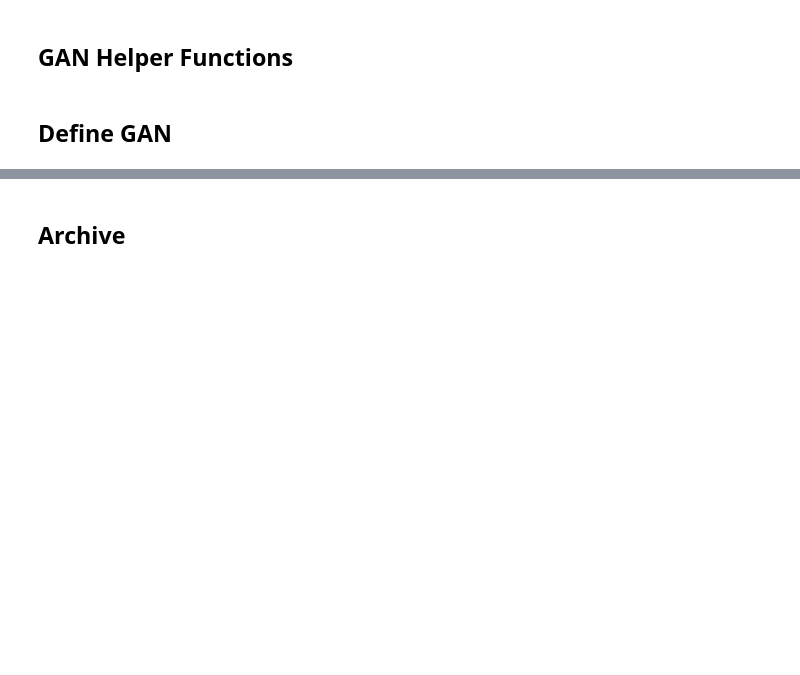
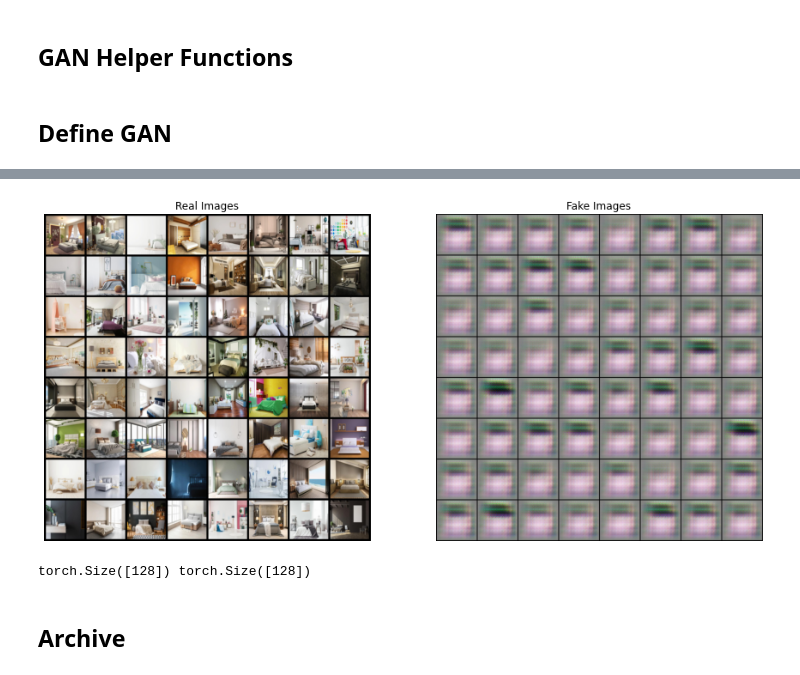
Before and after one commit to darisoy/EE596_Project, a Jupyter notebook: GAN_room_generator.ipynb, the cells around one changed output, grey strips where cells are left out. Saved outputs shown, nothing was run; the diff lists cells and outputs as text; code cells hidden in the pictures; blank space fills up the shorter version.

```diff
--- a/GAN_room_generator.ipynb
+++ b/GAN_room_generator.ipynb
@@ -308,0 +371,8 @@ run_a_gan(D_DC, G_DC, D_DC_solver, G_DC_solver, discriminator_loss, generator_lo
+# %%
+netD = build_dc_classifier(BATCH_SIZE)
+netD.apply(initialize_weights)
+netG = build_dc_generator(NOISE_DIM, BATCH_SIZE)
+netG.apply(initialize_weights)
+
+netD.to(device)
+netG.to(device)
@@ -308,0 +396,15 @@ run_a_gan(D_DC, G_DC, D_DC_solver, G_DC_solver, discriminator_loss, generator_lo
+# %%
+# Initialize BCELoss function
+criterion = nn.BCELoss()
+
+# Create batch of latent vectors that we will use to visualize
+#  the progression of the generator
+fixed_noise = torch.randn(64, NOISE_DIM, 1, 1, device=device)
+
+# Establish convention for real and fake labels during training
+real_label = 1.
+fake_label = 0.
+
+# Setup Adam optimizers for both G and D
+optimizerD = optim.Adam(netD.parameters(), lr=lr, betas=(beta1, 0.999))
+optimizerG = optim.Adam(netG.parameters(), lr=lr, betas=(beta1, 0.999))
@@ -309,2 +512,26 @@ run_a_gan(D_DC, G_DC, D_DC_solver, G_DC_solver, discriminator_loss, generator_lo
+# %%
+# Grab a batch of real images from the dataloader
+real_batch = next(iter(furnished_dataloader))
+
+# Plot the real images
+plt.figure(figsize=(15,15))
+plt.subplot(1,2,1)
+plt.axis("off")
+plt.title("Real Images")
+plt.imshow(np.transpose(vutils.make_grid(real_batch[0].to(device)[:64], padding=5, normalize=True).cpu(),(1,2,0)))
+
+# Plot the fake images from the last epoch
+plt.subplot(1,2,2)
+plt.axis("off")
+plt.title("Fake Images")
+plt.imshow(np.transpose(img_list[-1],(1,2,0)))
+plt.show()
+# %% [output]
+[figure, added]
+# %%
+output = netD(real_cpu).view(-1)
+print(output.size(), label.size
+# %% [output]
+torch.Size([128]) torch.Size([128])
 # %% [markdown]
 ## Archive
```
Also changed, not shown: parts of 18 cells of this notebook.
